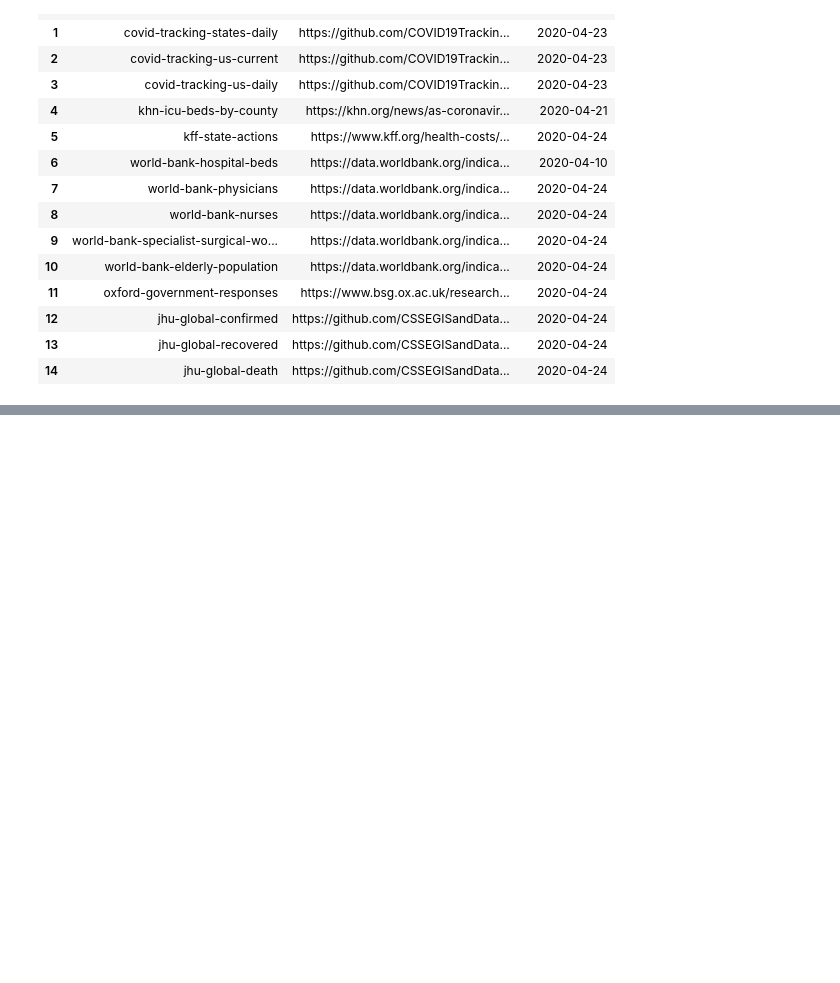
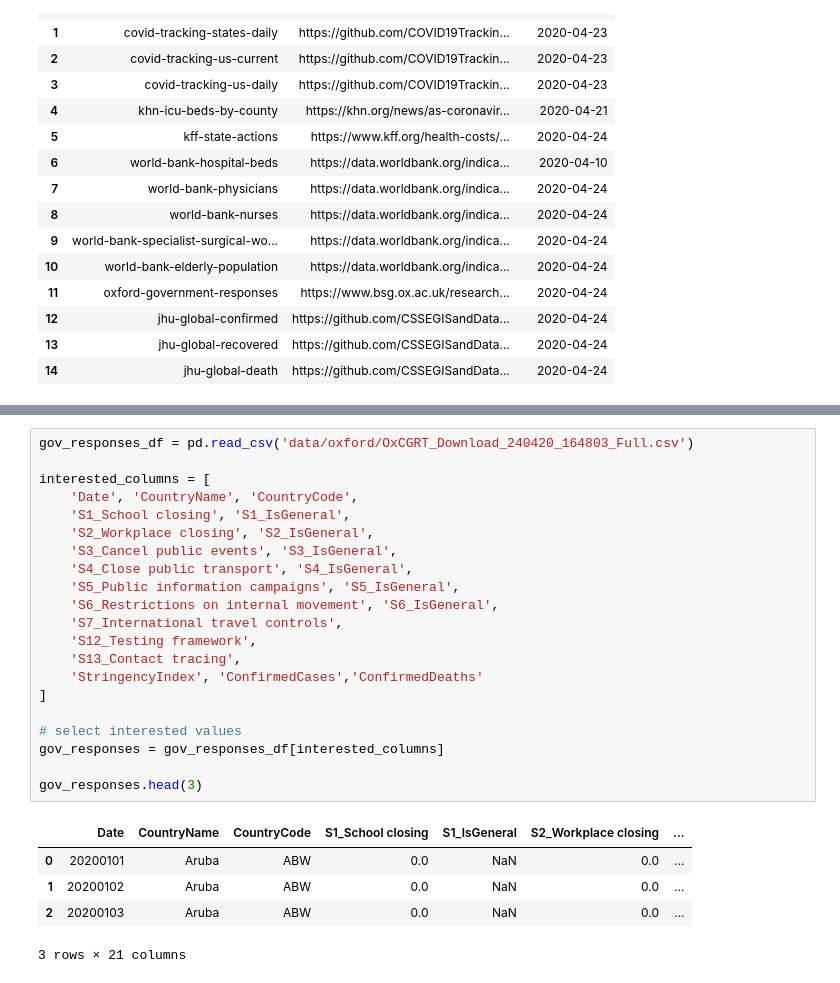
Before and after one commit to iamzhaihy/BD2020-Final-Project, a Jupyter notebook: Data Processing.ipynb, the cells around one changed output, grey strips where cells are left out. Saved outputs shown, nothing was run; the diff lists cells and outputs as text; blank space fills up the shorter version.

Commit message:
finished processing country level data

```diff
--- a/Data Processing.ipynb
+++ b/Data Processing.ipynb
@@ -33,0 +199,27 @@ used_data[['name', 'url', 'date_retrieved']]
+# %%
+gov_responses_df = pd.read_csv('data/oxford/OxCGRT_Download_240420_164803_Full.csv')
+
+interested_columns = [
+    'Date', 'CountryName', 'CountryCode',
+    'S1_School closing', 'S1_IsGeneral',
+    'S2_Workplace closing', 'S2_IsGeneral',
+    'S3_Cancel public events', 'S3_IsGeneral',
+    'S4_Close public transport', 'S4_IsGeneral',
+    'S5_Public information campaigns', 'S5_IsGeneral',
+    'S6_Restrictions on internal movement', 'S6_IsGeneral',
+    'S7_International travel controls',
+    'S12_Testing framework',
+    'S13_Contact tracing',
+    'StringencyIndex', 'ConfirmedCases','ConfirmedDeaths'
+]
+
+# select interested values
+gov_responses = gov_responses_df[interested_columns]
+
+gov_responses.head(3)
+# %% [output]
+|  | Date | CountryName | CountryCode | S1_School closing | S1_IsGeneral | S2_Workplace closing | ... |
+| 0 | 20200101 | Aruba | ABW | 0.0 | NaN | 0.0 | ... |
+| 1 | 20200102 | Aruba | ABW | 0.0 | NaN | 0.0 | ... |
+| 2 | 20200103 | Aruba | ABW | 0.0 | NaN | 0.0 | ... |
+3 rows × 21 columns
```
Also changed, not shown: parts of 21 cells of this notebook.
